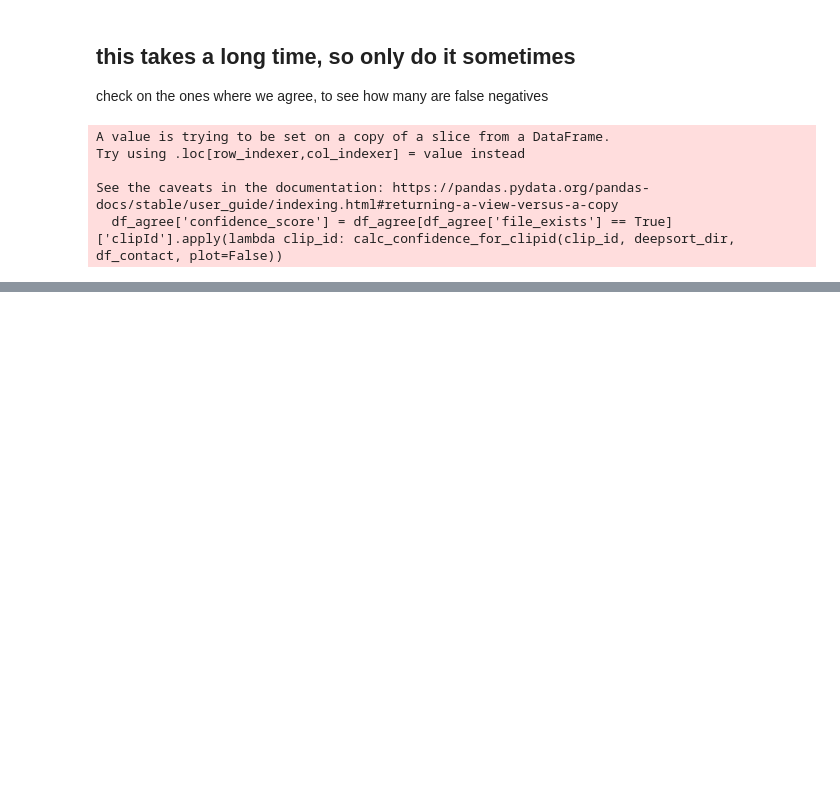
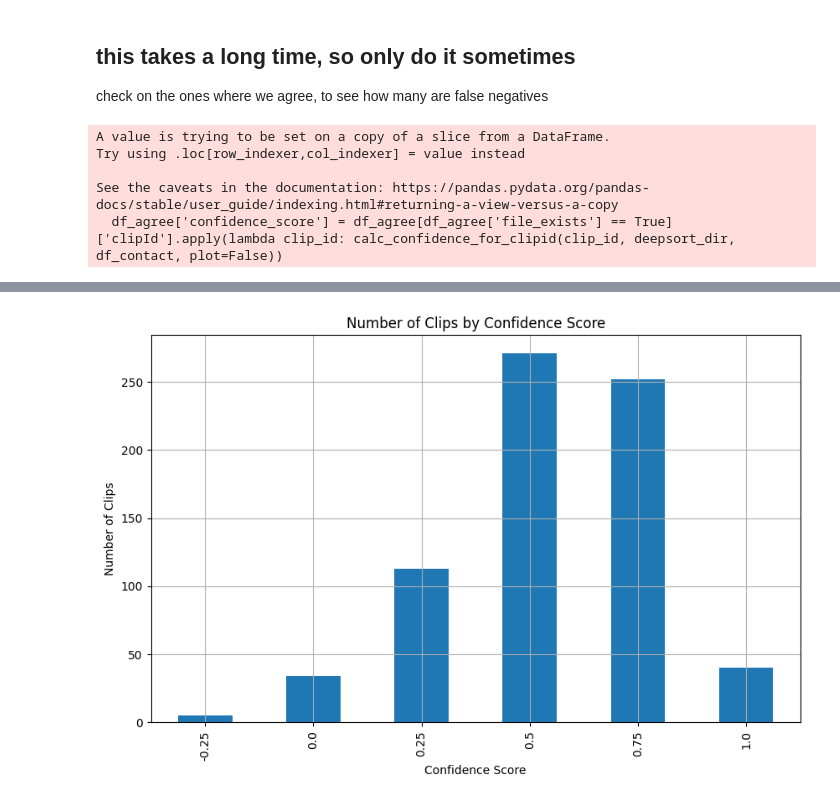
Before and after one commit to cdiddy77/clip-dk, a Jupyter notebook: notebooks/annotations.ipynb, the cells around one changed output, grey strips where cells are left out. Drawn from its saved outputs; the diff is of its cells as text; code cells hidden in the pictures; blank space fills up the shorter version.

```diff
--- a/notebooks/annotations.ipynb
+++ b/notebooks/annotations.ipynb
@@ -136,23 +136,4 @@ Name: 8, dtype: object
 # %% [markdown]
 ## create a dataframe for the movement in the video.
 resample it so that we have time series data : movement for every second in the clip
-# %%
-from goodclips.utils import create_movement_by_frame
-
-def create_movement_timeseries(deepsort_output: DeepsortOutput) -> pd.DataFrame:
-    mv = create_movement_by_frame(deepsort_output)
-    mv_df = pd.DataFrame(mv)
-    mv_df['ts'] = pd.to_datetime(mv_df['ts'], unit='s')
-
-    # Set the 'ts' column as the index and convert it to a datetime index
-    mv_df.set_index('ts', inplace=True)
-
-    # Resample the dataframe into 500ms intervals and calculate the mean movement for each interval
-    mv_df_resampled = mv_df.resample('1000ms').sum()
-
-    mv_df.reset_index(inplace=True)
-
-    # Reset the index to get 'ts' back as a column
-    mv_df_resampled.reset_index(inplace=True)
-    return mv_df_resampled
 # %%
@@ -414,0 +405,16 @@ for x in (list(df_false_negative.head(4)['clipId'])):
+# %%
+import matplotlib.pyplot as plt
+
+# Group by confidence score and count the number of occurrences
+df_agree_grouped = df_agree.groupby('confidence_score').size()
+
+# Plot the bar graph
+plt.figure(figsize=(10, 6))
+df_agree_grouped.plot(kind='bar')
+plt.title('Number of Clips by Confidence Score')
+plt.xlabel('Confidence Score')
+plt.ylabel('Number of Clips')
+plt.grid(True)
+plt.show()
+# %% [output]
+[figure, added]
```
Also changed, not shown: parts of 12 cells of this notebook, 5 other files.
